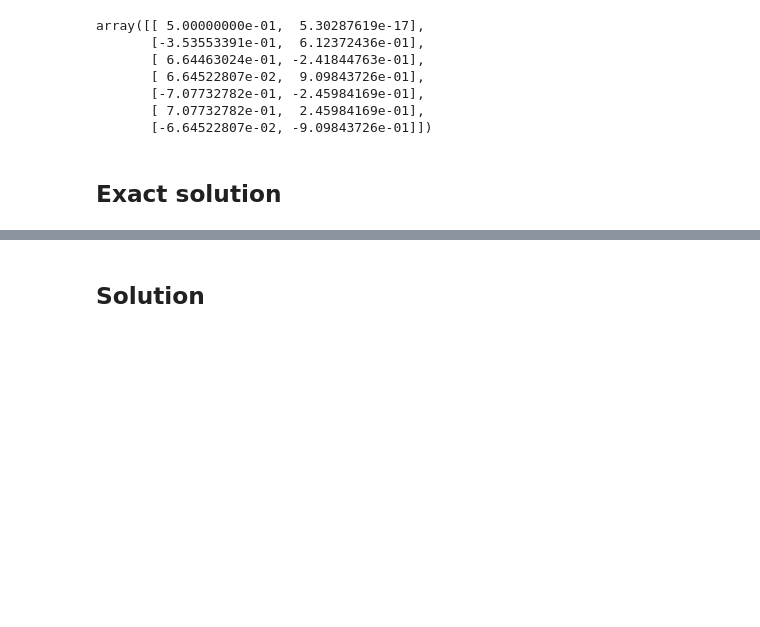
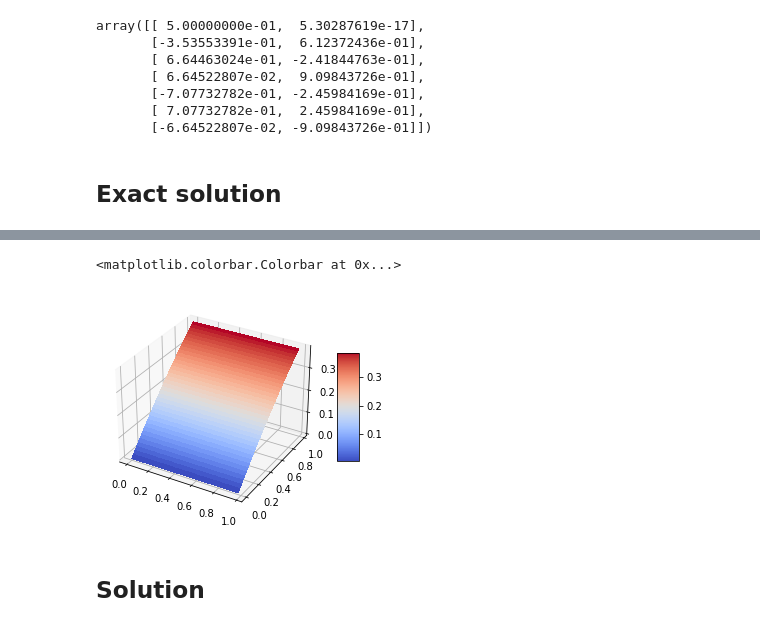
Before and after one commit to alekzandev/Meshless-RBF-Solve-Burger-Equation, a Jupyter notebook: run_solution.ipynb, the cells around one changed output, grey strips where cells are left out. Drawn from its saved outputs; the diff is of its cells as text; code cells hidden in the pictures; blank space fills up the shorter version.

```diff
--- a/run_solution.ipynb
+++ b/run_solution.ipynb
@@ -92,3 +114,24 @@ exact_sol = plot_solution(u0, uh.Mi, 0)
+# %%
+from matplotlib import cm
+fig, ax = plt.subplots(subplot_kw={"projection": "3d"})
+
+# Make data.
+X = np.arange(0, 1, 0.025)
+Y = np.arange(0, 1, 0.025)
+n_X = np.linalg.norm(np.hstack((X.reshape(-1,1), Y.reshape(-1,1))), axis=1).reshape(-1,1)
+X, Y = np.meshgrid(X, Y)
+t=0.05
+V = Y/((1+t) + (1+t)*np.exp(n_X/(4*(1+t))))
+
+# Plot the surface.
+surf = ax.plot_surface(X, Y, V, cmap=cm.coolwarm,
+                       linewidth=0, antialiased=False)
+
+# Add a color bar which maps values to colors.
+fig.colorbar(surf, shrink=0.5, aspect=5)
+# %% [output]
+<matplotlib.colorbar.Colorbar at 0x...>
+[figure, added]
 # %%
 ti = exact_sol.t.unique()[5]
 sol_i = exact_sol[exact_sol['t'] == ti][['u', 'v']].values
```
Also changed, not shown: parts of 5 cells of this notebook.
